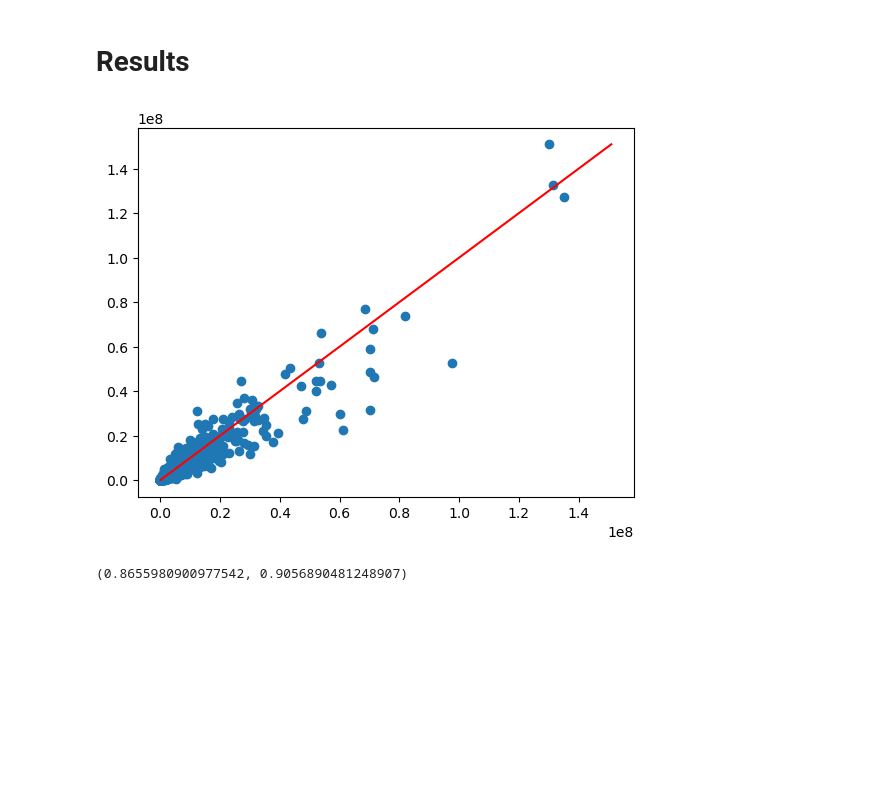
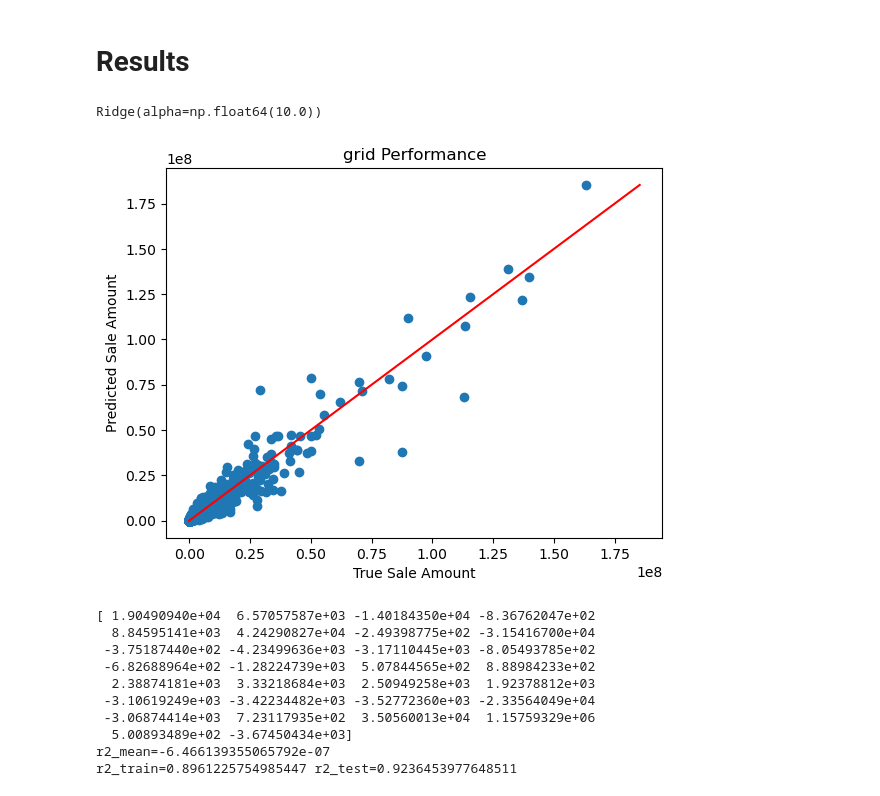
Before and after one commit to jonahmougoue/Connecticut-Real-Estate-Analysis, a Jupyter notebook: RealEstatePrediction.ipynb, the cells around one changed output. Drawn from its saved outputs; the diff is of its cells as text; code cells hidden in the pictures; blank space fills up the shorter version.

```diff
--- a/RealEstatePrediction.ipynb
+++ b/RealEstatePrediction.ipynb
@@ -336,14 +347,11 @@ Removing outliers:
 '''
 threshold = df['Assessed Value'].nlargest(1).min()
 df = df[df['Assessed Value'] < threshold]
-
-threshold = df['Sales Ratio'].nlargest(1).min()
-df = df[df['Sales Ratio'] < threshold]
 threshold = df['Sale Amount'].nlargest(1000).min()
 df = df[df['Sale Amount'] < threshold]
 '''
-
-
+threshold = df['Sales Ratio'].nlargest(2).min()
+df = df[df['Sales Ratio'] < threshold]
 
 _,_, bar = plt.hist(df['Sales Ratio'])
 plt.yscale('log')
@@ -600,8 +622,9 @@ X.head()
 # %%
+from sklearn.model_selection import train_test_split
+
 X_train, X_test, y_train, y_test = train_test_split(X,y)
-model.fit(X_train,y_train)
-y_pred = model.predict(X_test)
+grid.fit(X_train,y_train)
+y_pred = grid.predict(X_test)
 
-print(model.cv_results_['param_estimator'][np.where(model.cv_results_['rank_test_score'] == 1)])
-model.cv_results_
+grid.cv_results_
 # %% [output]
@@ -626,15 +648,45 @@ model.cv_results_
 # %% [markdown]
 # Results
 # %%
+from sklearn.metrics import r2_score
+from sklearn.inspection import PartialDependenceDisplay
+
+best_pipe = grid.best_estimator_
+best_model = best_pipe['estimator']
+print(best_model)
+
+x = np.linspace(min(min(y_test),min(y_pred)), max(max(y_test),max(y_pred)), 100)
+
+plt.plot(x, x, color='red')
+
 plt.scatter(y_test,y_pred)
 
-x = np.linspace(0, max(max(y_test),max(y_pred)), 100)
-plt.plot(x, x, color='red')
+plt.title('grid Performance')
+plt.xlabel('True Sale Amount')
+plt.ylabel('Predicted Sale Amount')
 plt.show()
 
-r2_train = model.score(X_train, y_train)
-r2_test = model.score(X_test, y_test)
-r2_train, r2_test
+r2_train = grid.score(X_train, y_train)
+r2_test = grid.score(X_test, y_test)
+
+y_mean = np.full(len(y_test),y.mean())
+r2_mean = r2_score(y_test,y_mean)
+
+print(best_model.coef_)
+
+print(f'{r2_mean=}')
+
+print(f'{r2_train=}', f'{r2_test=}')
 # %% [output]
+Ridge(alpha=np.float64(10.0))
-[figure, old version]
+[figure, new version]
-(0.8655980900977542, 0.9056890481248907)
+[ 1.90490940e+04  6.57057587e+03 -1.40184350e+04 -8.36762047e+02
+  8.84595141e+03  4.24290827e+04 -2.49398775e+02 -3.15416700e+04
+ -3.75187440e+02 -4.23499636e+03 -3.17110445e+03 -8.05493785e+02
+ -6.82688964e+02 -1.28224739e+03  5.07844565e+02  8.88984233e+02
+  2.38874181e+03  3.33218684e+03  2.50949258e+03  1.92378812e+03
+ -3.10619249e+03 -3.42234482e+03 -3.52772360e+03 -2.33564049e+04
+ -3.06874414e+03  7.23117935e+02  3.50560013e+04  1.15759329e+06
+  5.00893489e+02 -3.67450434e+03]
+r2_mean=-6.466139355065792e-07
+r2_train=0.8961225754985447 r2_test=0.9236453977648511
```
Also changed, not shown: parts of 26 cells of this notebook.
